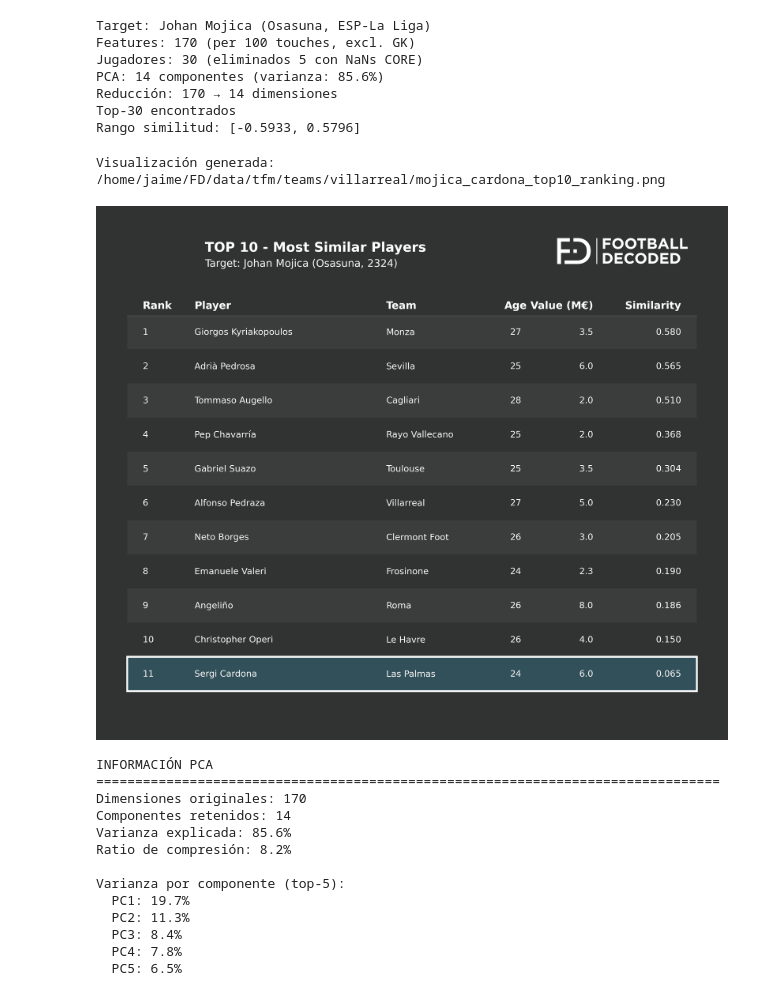
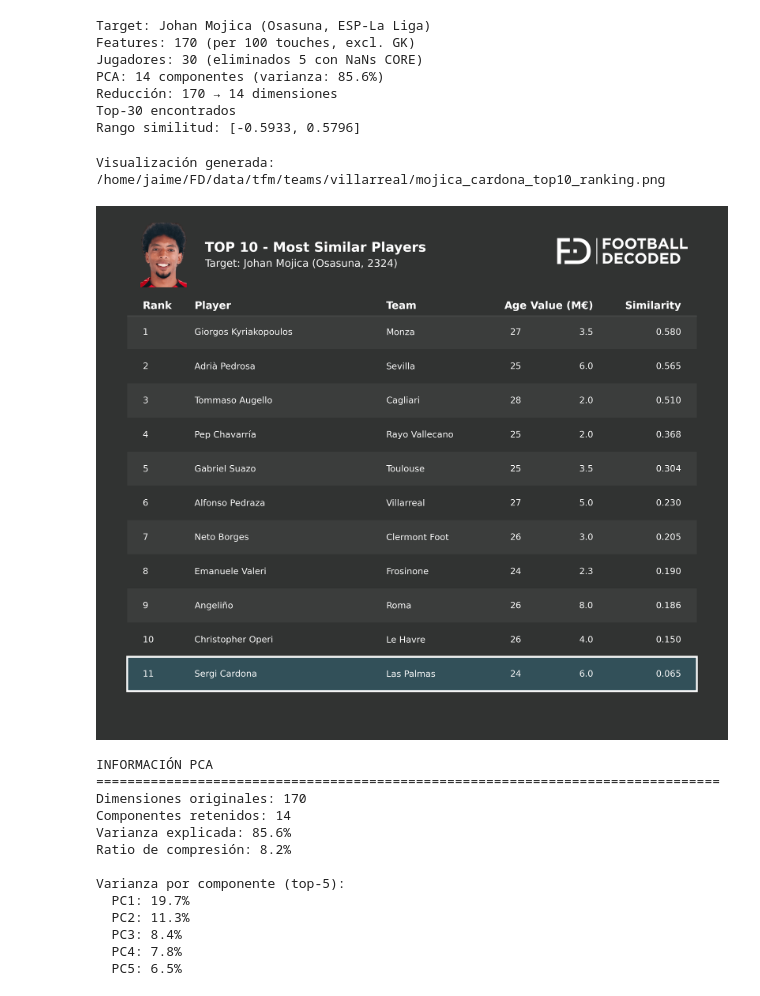
Before and after one commit to jaime-oriol/footballdecoded, a Jupyter notebook: tfm/teams/villarreal/mojica_cardona.ipynb, the cells around one changed output. Saved outputs shown, nothing was run; the diff lists cells and outputs as text; code cells hidden in the pictures.

```diff
--- a/tfm/teams/villarreal/mojica_cardona.ipynb
+++ b/tfm/teams/villarreal/mojica_cardona.ipynb
@@ -222,22 +222,22 @@ Rango similitud: [-0.5933, 0.5796]
 # %%
 from tfm.helpers.viz_helpers import plot_top10_ranking
 
 output_path = plot_top10_ranking(
     result=result,
     df_data=full_df,
     save_path='mojica_cardona_top10_ranking.png',
-    target_face_path=None,
+    target_face_path='/home/jaime/FD/data/blog/caras/tfm/mojica.png',
     highlight_target=True,
     dpi=300
 )
 
 print(f"Visualización generada: {output_path}")
 
 from IPython.display import Image, display
 display(Image(filename=output_path))
 # %% [output]
 Visualización generada: /home/jaime/FD/data/tfm/teams/villarreal/mojica_cardona_top10_ranking.png
-[figure, old version]
+[figure, new version]
 # %%
 # PCA Information
 pca_info = result['pca_info']
```
Also changed, not shown: parts of 2 cells of this notebook, 43 other files.
